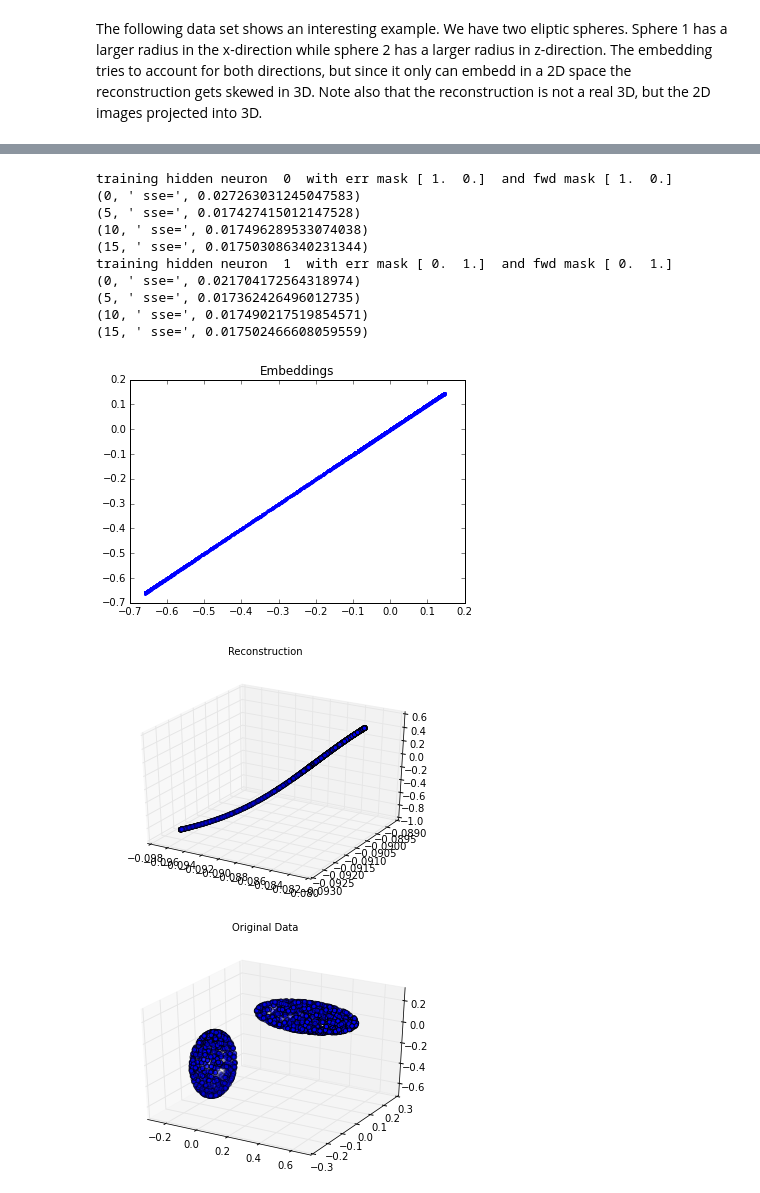
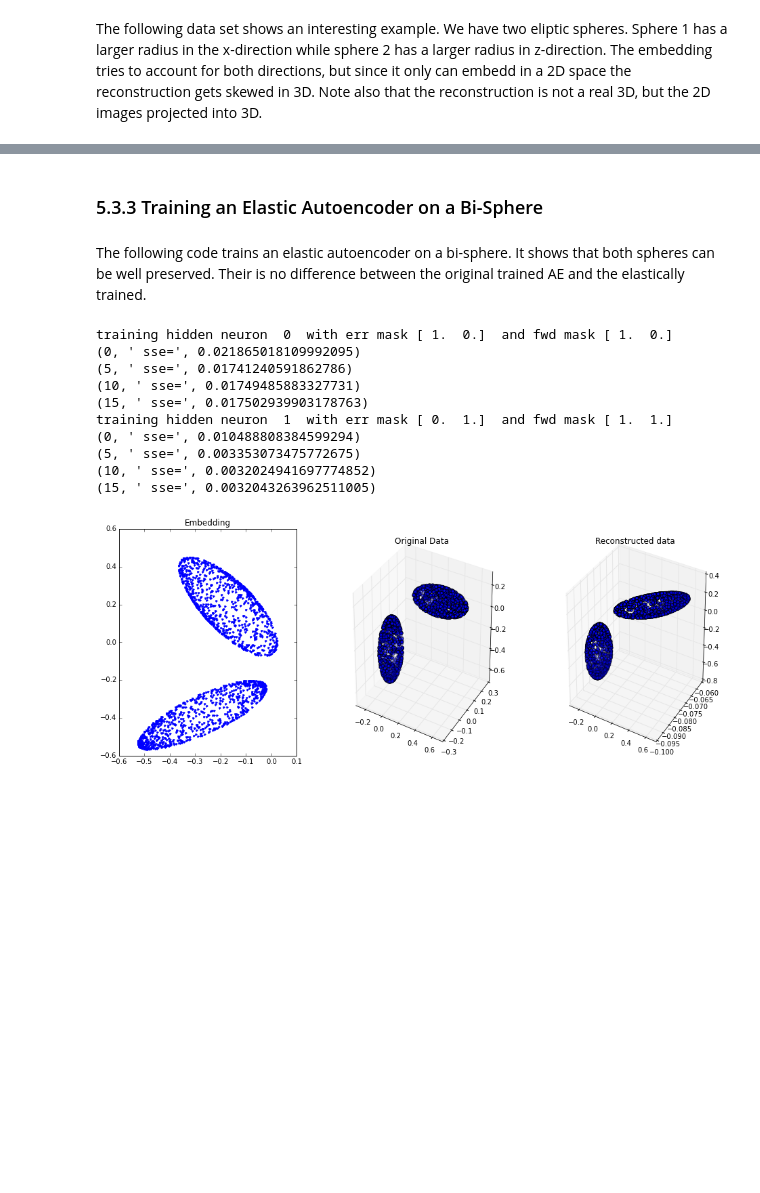
Before and after one commit to molybdaen/ELLE, a Jupyter notebook: ipython-notebook/elastic-learning-3D-tests.ipynb, the cells around one changed output, grey strips where cells are left out. Cells and saved outputs as stored; diff of their text form; code cells hidden in the pictures; blank space fills up the shorter version.

Commit message:
updated elastic learning

```diff
--- a/ipython-notebook/elastic-learning-3D-tests.ipynb
+++ b/ipython-notebook/elastic-learning-3D-tests.ipynb
@@ -179,15 +198,32 @@ class Autoencoder(object):
                 hidden = np.linspace(-2,2,data.shape[1])
             reconstructed = self.decode_all(hidden) # np.array([decode(x,w,b,b_rec) for x in hidden.T]).T
             # plot the encoded points
-            fig, ax = plt.subplots(1,2)
+            fig, ax = plt.subplots(1,2, figsize=(16,6))
             ax[0].plot(data[0],data[1],".")
             ax[0].set_title("data")
             pts = ax[1].scatter(reconstructed[0], reconstructed[1], marker="+", c=hidden, cmap=cm.bwr )
             ax[1].set_title("reconstruction")
             colorbar(pts)
             return fig
+        elif data.shape[0]==3:
+            hidden = self.encode_all(data) #np.array([encode(x,w,b,b_rec) for x in data.T]).T
+            if hidden_grid:
+                hidden = np.linspace(-2,2,data.shape[1])
+            reconstructed = self.decode_all(hidden) # np.array([decode(x,w,b,b_rec) for x in hidden.T]).T
+            fig = plt.figure(figsize=(16,6))
+            ax = fig.add_subplot(131)
+            ax.plot(hidden[0],hidden[1],".")
+            ax.set_title("Embedding")
+            ax = fig.add_subplot(132, projection='3d')
+            ax.scatter(data[0], data[1], data[2])
+            ax.set_title("Original Data")
+            ax = fig.add_subplot(133, projection='3d')
+            ax.scatter(reconstructed[0], reconstructed[1], reconstructed[2])
+            ax.set_title("Reconstructed data")
+            return fig
         else:
             return None
+
 
 
 def cb_print(epoch,sse):
@@ -365,7 +372,7 @@ def train_step_stochastic_elastic(self, x, fwd_mask, err_mask, eta=0.1):
     # data is a 1d array with exactly 1 example
     # forward phase
     y = self.encode(x) # input to hidden layer activation
-    if self.log_elastic > 2: print "forward mask", y, y*fwd_mask, type(y), type(y*fwd_mask)
+    if self.log_elastic > 2: print "forward mask", y, y*fwd_mask
     y = y * fwd_mask   # mask the network forward step
     z = self.decode(y) # hidden layer to output layer activation. Note that the weights are shared
     # the error mask only activates a certain output
@@ -375,7 +382,12 @@ def train_step_stochastic_elastic(self, x, fwd_mask, err_mask, eta=0.1):
     err_h = np.sum(self.w * err,1)  # error of the hidden layer.
     if self.log_elastic > 2: print "backprop mask", err_h, err_h*err_mask
     err_h = err_h*err_mask
+    if self.log_elastic > 3: print "bias update:", self.b ,"+", eta * (1 - y**2) * err_h
     self.b = self.b + eta * (1 - y**2) * err_h # update the bias terms into the hidden layer.
+    if self.log_elastic > 3:
+        print "matrix update:", self.w
+        print "+", eta * np.matrix((1 - y**2) * err_h).T * np.matrix(x)
+        print "+", dwt.T
     self.w = self.w + np.asarray(eta * np.matrix((1 - y**2) * err_h).T * np.matrix(x) + dwt.T) #
     return err
 
@@ -435,35 +449,24 @@ training hidden neuron  1  with err mask [ 0.  1.]  and fwd mask [ 1.  1.]
+# %% [markdown]
+### 5.3.3 Training an Elastic Autoencoder on a Bi-Sphere
+# %% [markdown]
+The following code trains an elastic autoencoder on a bi-sphere. It shows that both spheres can be well preserved. Their is no difference between the original trained AE and the elastically trained.
 # %%
 Autoencoder.log_elastic = 1
 data = sphere([0.3,0.1,0.1], 1000) + [[0.3],[0.1],[0.1]]
 data2 = sphere([0.1,0.1,0.3], 1000) - [[0.1],[0.1],[0.3]]
 data = np.append(data, data2, axis=1)
 ae = Autoencoder(data.shape[0],2)
 ae.train_elastic(data, epochs=20, callback = cb_print)
-hidden = ae.encode_all(data) #np.array([encode(x,w,b,b_rec) for x in data.T]).T
-reconstructed = ae.decode_all(hidden) # np.array([decode(x,w,b,b_rec) for x in hidden.T]).T
-# plot the encoded points
-%matplotlib inline
-fig, ax = plt.subplots()
-ax.plot(hidden[0],hidden[1],".")
-ax.set_title("Embeddings")
-fig.show()
-fig = scatter3D(reconstructed)
-fig.suptitle("Reconstruction")
-fig.show()
-fig=scatter3D(data)
-fig.suptitle("Original Data")
-fig.show()
+ae.plot(data).show()
 # %% [output]
 training hidden neuron  0  with err mask [ 1.  0.]  and fwd mask [ 1.  0.]
-(0, ' sse=', 0.027263031245047583)
-(5, ' sse=', 0.017427415012147528)
-(10, ' sse=', 0.017496289533074038)
-(15, ' sse=', 0.017503086340231344)
-training hidden neuron  1  with err mask [ 0.  1.]  and fwd mask [ 0.  1.]
-(0, ' sse=', 0.021704172564318974)
-(5, ' sse=', 0.017362426496012735)
-(10, ' sse=', 0.017490217519854571)
-(15, ' sse=', 0.017502466608059559)
+(0, ' sse=', 0.021865018109992095)
+(5, ' sse=', 0.01741240591862786)
+(10, ' sse=', 0.01749485883327731)
+(15, ' sse=', 0.017502939903178763)
+training hidden neuron  1  with err mask [ 0.  1.]  and fwd mask [ 1.  1.]
+(0, ' sse=', 0.010488808384599294)
+(5, ' sse=', 0.003353073475772675)
+(10, ' sse=', 0.0032024941697774852)
+(15, ' sse=', 0.0032043263962511005)
-[figure, old version]
+[figure, new version]
-[figure, removed]
-[figure, removed]
```
Also changed, not shown: parts of 51 cells of this notebook.
